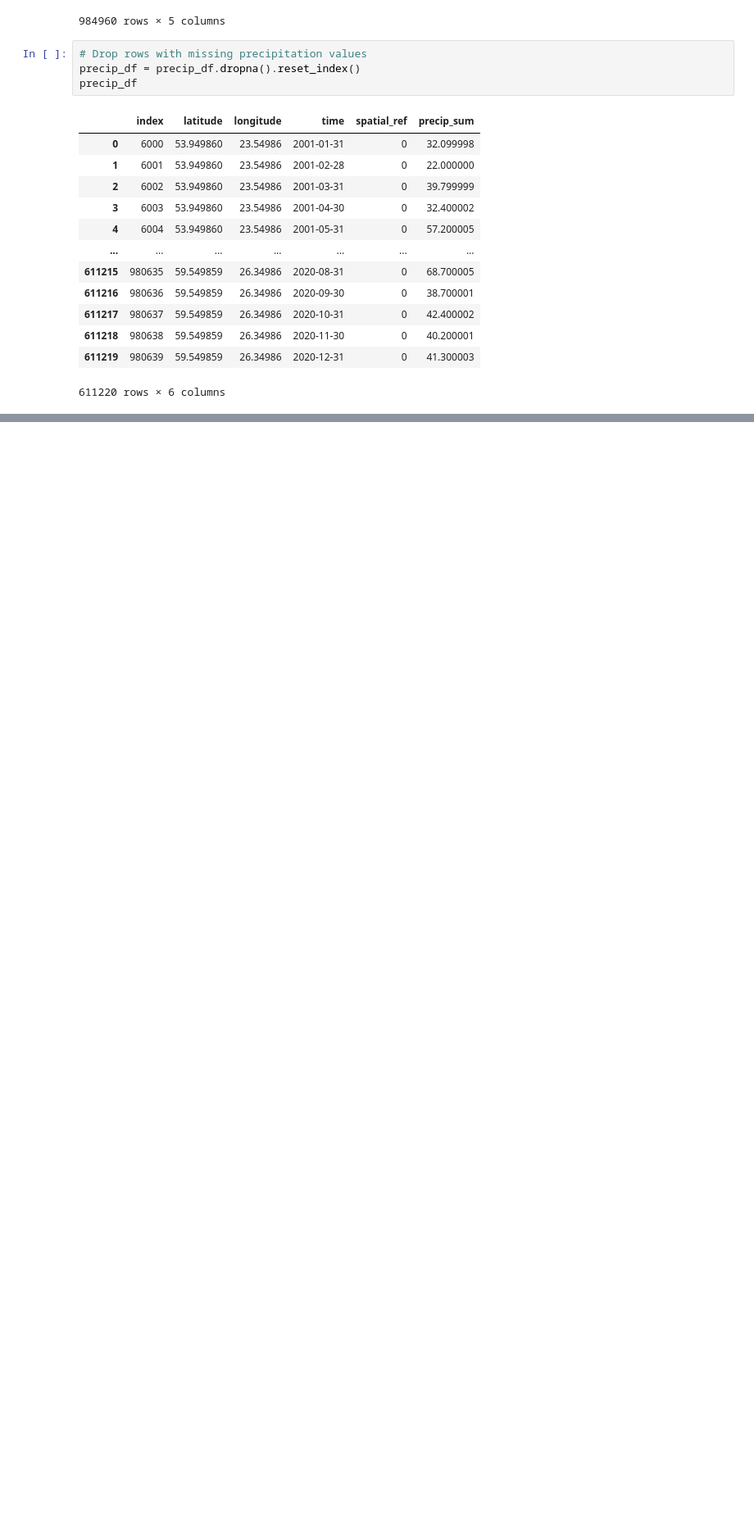
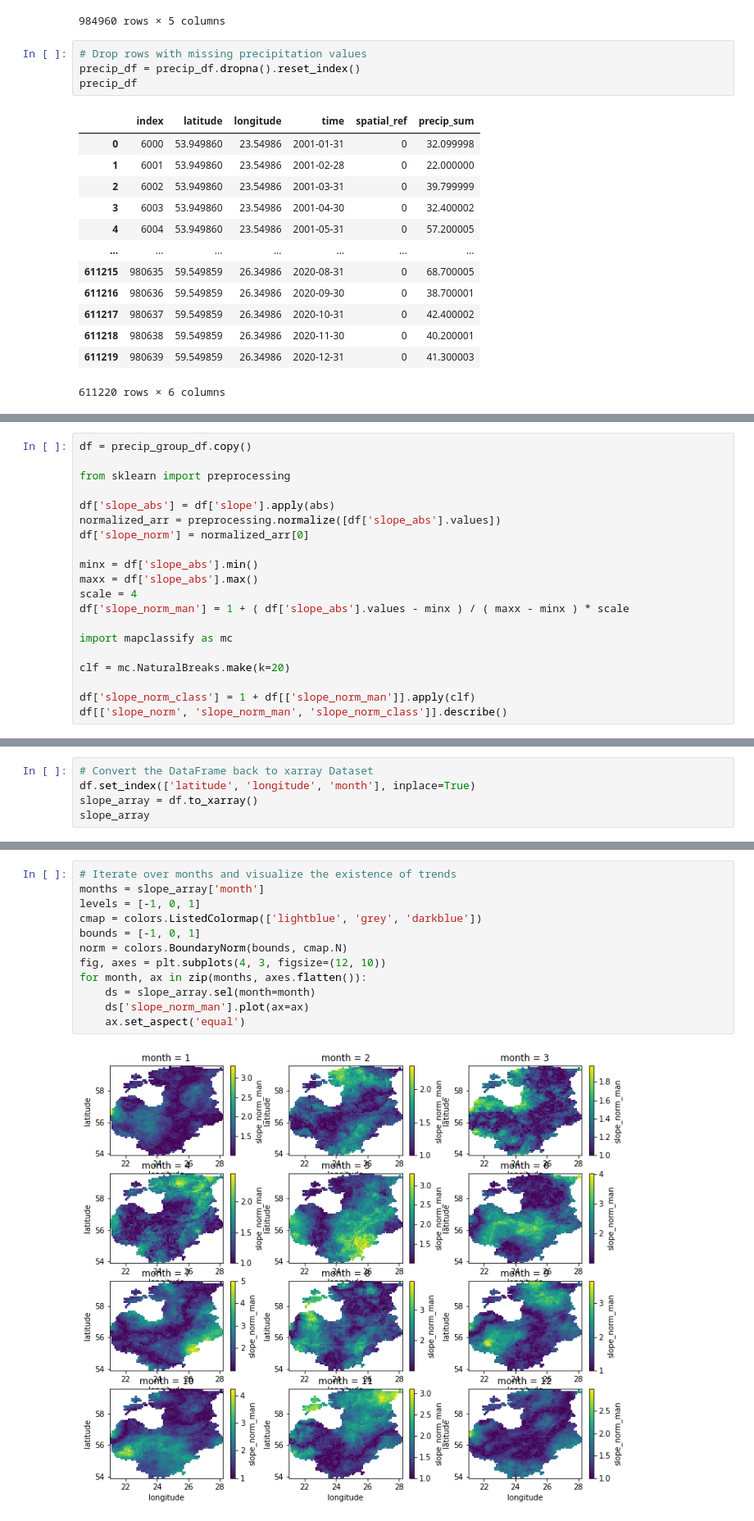
Before and after one commit to LandscapeGeoinformatics/EGU_2021_lgeo_workshops, a Jupyter notebook: SC5.8/EGU2021_Workshop_SC58.ipynb, the cells around one changed output, grey strips where cells are left out. Shown: that part at 82% size. Drawn from its saved outputs; the diff is of its cells as text; blank space fills up the shorter version.

```diff
--- a/SC5.8/EGU2021_Workshop_SC58.ipynb
+++ b/SC5.8/EGU2021_Workshop_SC58.ipynb
@@ -253,0 +271,20 @@ for month, ax in zip(['01', '02', '03'], axes):
+# %%
+df = precip_group_df.copy()
+
+from sklearn import preprocessing
+
+df['slope_abs'] = df['slope'].apply(abs)
+normalized_arr = preprocessing.normalize([df['slope_abs'].values])
+df['slope_norm'] = normalized_arr[0]
+
+minx = df['slope_abs'].min()
+maxx = df['slope_abs'].max()
+scale = 4
+df['slope_norm_man'] = 1 + ( df['slope_abs'].values - minx ) / ( maxx - minx ) * scale
+
+import mapclassify as mc
+
+clf = mc.NaturalBreaks.make(k=20)
+
+df['slope_norm_class'] = 1 + df[['slope_norm_man']].apply(clf)
+df[['slope_norm', 'slope_norm_man', 'slope_norm_class']].describe()
@@ -253,0 +301,5 @@ for month, ax in zip(['01', '02', '03'], axes):
+# %%
+# Convert the DataFrame back to xarray Dataset
+df.set_index(['latitude', 'longitude', 'month'], inplace=True)
+slope_array = df.to_xarray()
+slope_array
@@ -253,0 +322,14 @@ for month, ax in zip(['01', '02', '03'], axes):
+# %%
+# Iterate over months and visualize the existence of trends
+months = slope_array['month']
+levels = [-1, 0, 1]
+cmap = colors.ListedColormap(['lightblue', 'grey', 'darkblue'])
+bounds = [-1, 0, 1]
+norm = colors.BoundaryNorm(bounds, cmap.N)
+fig, axes = plt.subplots(4, 3, figsize=(12, 10))
+for month, ax in zip(months, axes.flatten()):
+    ds = slope_array.sel(month=month)
+    ds['slope_norm_man'].plot(ax=ax)
+    ax.set_aspect('equal')
+# %% [output]
+[figure, added]
```
Also changed, not shown: parts of 20 cells of this notebook.
